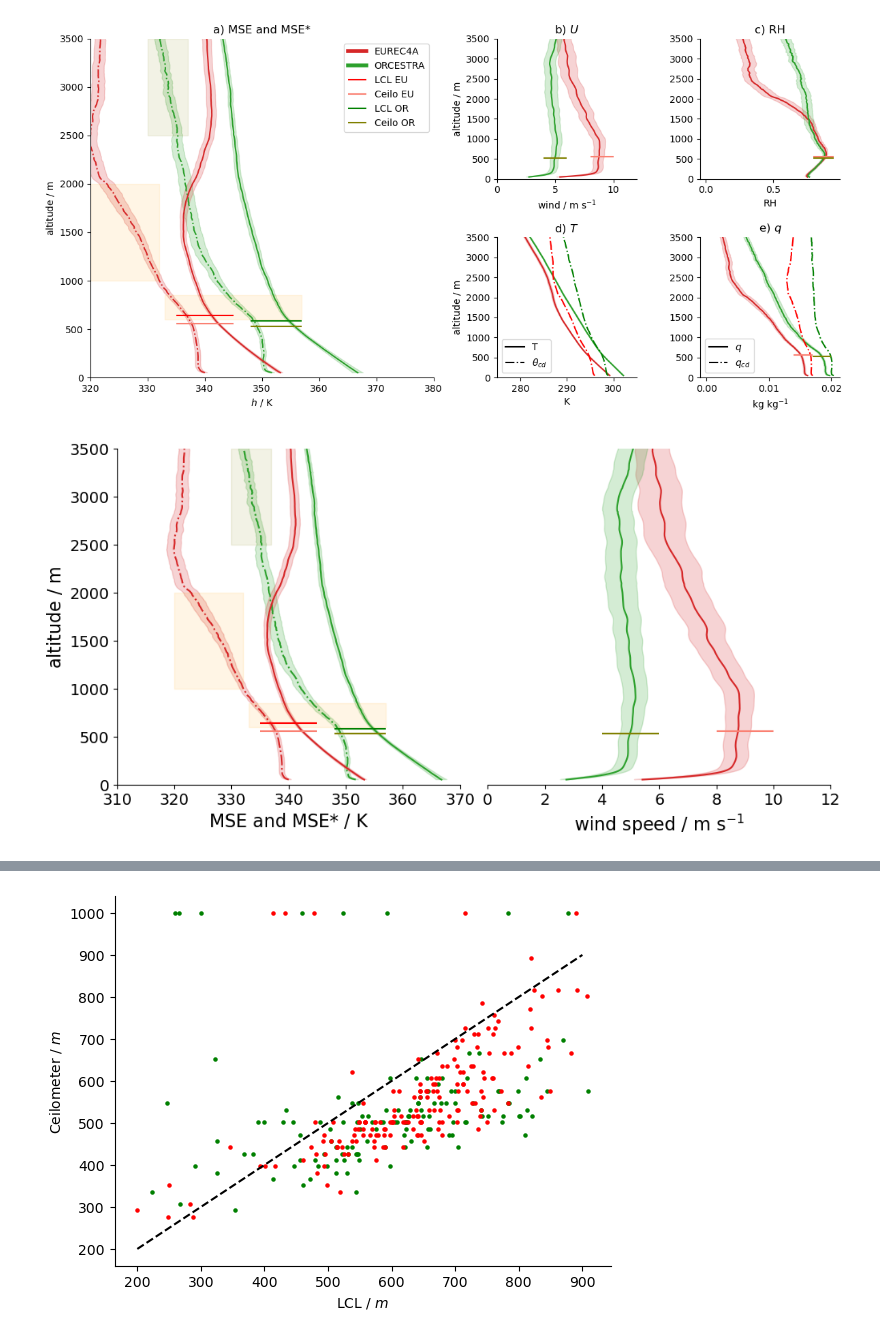
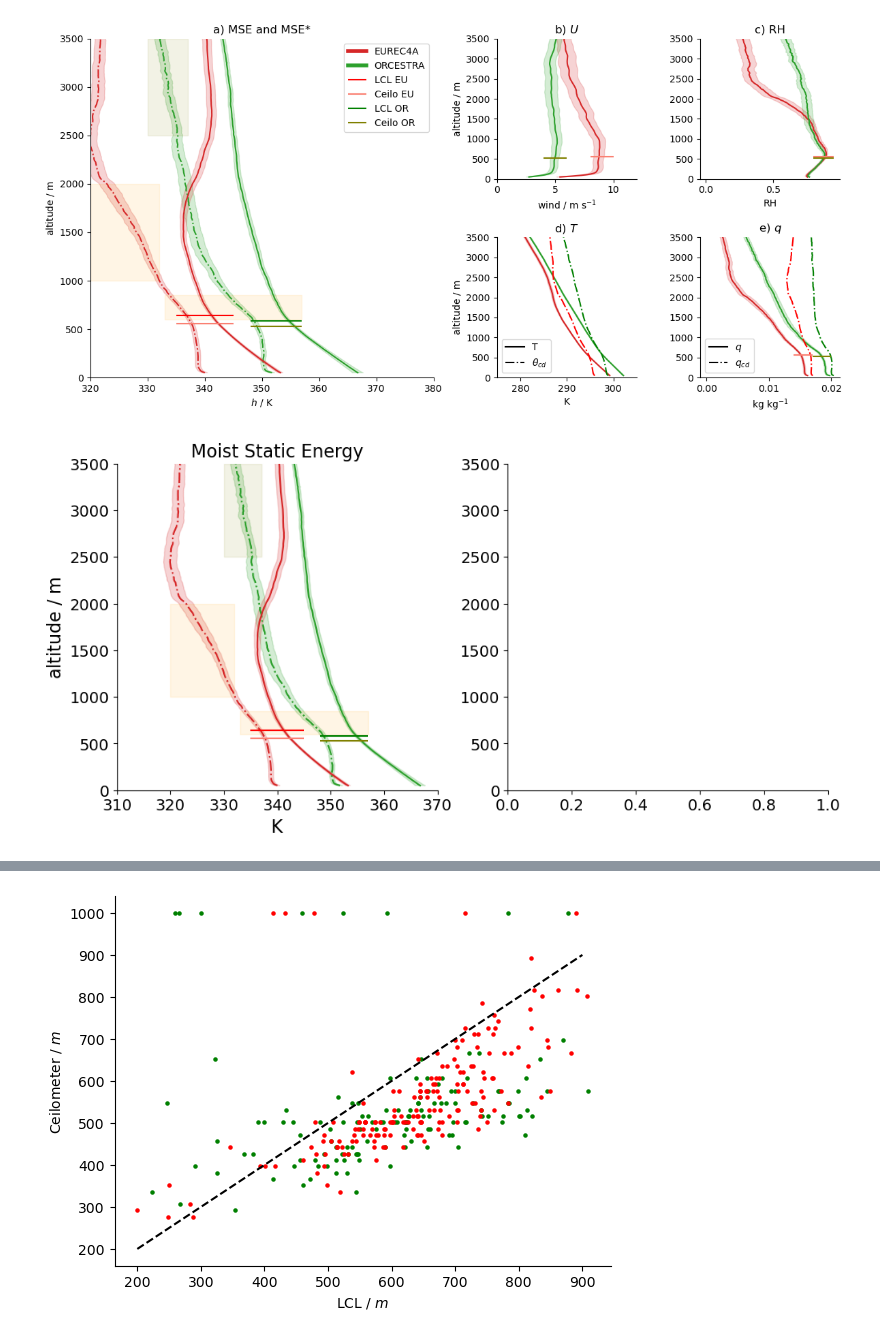
Before and after one commit to meteorologopazzo/BCO_observational, a Jupyter notebook: eurec4a_vs_orcestra_profiles.ipynb, the cells around one changed output, grey strips where cells are left out. Cells and saved outputs as stored; diff of their text form; code cells hidden in the pictures.

```diff
--- a/eurec4a_vs_orcestra_profiles.ipynb
+++ b/eurec4a_vs_orcestra_profiles.ipynb
@@ -1328,61 +1491,62 @@ l2 = ax[0].hlines(cbh_eu, xmin=335, xmax=345, color="salmon", label="Ceilo EU")
 l3 = ax[0].hlines(lcl_or, xmin=348, xmax=357, color="green", label="LCL OR")
 l4 = ax[0].hlines(cbh_or, xmin=348, xmax=357, color="olive", label="Ceilo OR")
 
 
 # - axis properties
-ax[0].set_xlabel(r"MSE and MSE* / $\rm K$", fontsize=16)
+ax[0].set_title("Moist Static Energy", fontsize=16)
+ax[0].set_xlabel(r"$\rm K$", fontsize=16)
 ax[0].set_ylabel(r"altitude / $\rm m$", fontsize=16)
 # ax[0].set_title("a) MSE and MSE*")
 ax[0].set_xlim(310,370)
 
 
 
 
 
 
 
 
-## - wspd
-ax[1].plot(ds_eureca_bco["wspd"].mean(dim="launch_time"), ds_eureca_bco.height,  color="tab:red", label="EU")
-ax[1].plot(ds_orcestra_bco["wspd"].mean(dim="launch_time"), ds_orcestra_bco.height, color="tab:green", label="OR")
-ds_eureca_bco
+# ## - wspd
+# ax[1].plot(ds_eureca_bco["wspd"].mean(dim="launch_time"), ds_eureca_bco.height,  color="tab:red", label="EU")
+# ax[1].plot(ds_orcestra_bco["wspd"].mean(dim="launch_time"), ds_orcestra_bco.height, color="tab:green", label="OR")
+# ds_eureca_bco
 
-ax[1].fill_betweenx(
-    ds_eureca_bco.height,
-    (ds_eureca_bco["wspd"].mean(dim="launch_time") - ds_eureca_bco["wspd"].std(dim="launch_time")/np.sqrt(n_days_eu-1)) ,
-    (ds_eureca_bco["wspd"].mean(dim="launch_time") + ds_eureca_bco["wspd"].std(dim="launch_time")/np.sqrt(n_days_eu-1)) ,
-    color="tab:red",
-    alpha=0.2,
-    label='±1 std (time)'
-)
+# ax[1].fill_betweenx(
+#     ds_eureca_bco.height,
+#     (ds_eureca_bco["wspd"].mean(dim="launch_time") - ds_eureca_bco["wspd"].std(dim="launch_time")/np.sqrt(n_days_eu-1)) ,
+#     (ds_eureca_bco["wspd"].mean(dim="launch_time") + ds_eureca_bco["wspd"].std(dim="launch_time")/np.sqrt(n_days_eu-1)) ,
+#     color="tab:red",
+#     alpha=0.2,
+#     label='±1 std (time)'
+# )
 
-ax[1].fill_betweenx(
-    ds_orcestra_bco.height,
-    (ds_orcestra_bco["wspd"].mean(dim="launch_time") - ds_orcestra_bco["wspd"].std(dim="launch_time")/np.sqrt(n_days_or-1)) ,
-    (ds_orcestra_bco["wspd"].mean(dim="launch_time") + ds_orcestra_bco["wspd"].std(dim="launch_time")/np.sqrt(n_days_or-1)) ,
-    color="tab:green",
-    alpha=0.2,
-    label='±1 std (time)'
-)
+# ax[1].fill_betweenx(
+#     ds_orcestra_bco.height,
+#     (ds_orcestra_bco["wspd"].mean(dim="launch_time") - ds_orcestra_bco["wspd"].std(dim="launch_time")/np.sqrt(n_days_or-1)) ,
+#     (ds_orcestra_bco["wspd"].mean(dim="launch_time") + ds_orcestra_bco["wspd"].std(dim="launch_time")/np.sqrt(n_days_or-1)) ,
+#     color="tab:green",
+#     alpha=0.2,
+#     label='±1 std (time)'
+# )
 
 
-ax[1].hlines(cbh_eu, xmin=8, xmax=10, color="salmon", label="Ceilo EU")
-ax[1].hlines(cbh_or, xmin=4, xmax=6, color="olive", label="Ceilo OR")
+# ax[1].hlines(cbh_eu, xmin=8, xmax=10, color="salmon", label="Ceilo EU")
+# ax[1].hlines(cbh_or, xmin=4, xmax=6, color="olive", label="Ceilo OR")
 
-ax[1].set_xlabel(r"wind speed / $\rm m~s^{-1}$", fontsize=16)
-ax[1].set_ylabel(r"altitude / m", fontsize=16)
-# ax[1].set_title("b) $U$")
-ax[1].set_xlim(0,12)
+# ax[1].set_xlabel(r"wind speed / $\rm m~s^{-1}$", fontsize=16)
+# ax[1].set_ylabel(r"altitude / m", fontsize=16)
+# # ax[1].set_title("b) $U$")
+# ax[1].set_xlim(0,12)
 
-ax[1].spines['left'].set_visible(False)
-ax[1].yaxis.set_visible(False)
+# ax[1].spines['left'].set_visible(False)
+# ax[1].yaxis.set_visible(False)
 
 
 for x in ax:
     x.set_ylim(0,3500)
     x.tick_params(axis='both', labelsize=14)
     for spine in ['top', 'right']:
         x.spines[spine].set_visible(False)
 # %% [output]
-[figure, old version]
+[figure, new version]
 # %%
```
Also changed, not shown: parts of 11 cells of this notebook, 2 other files.
